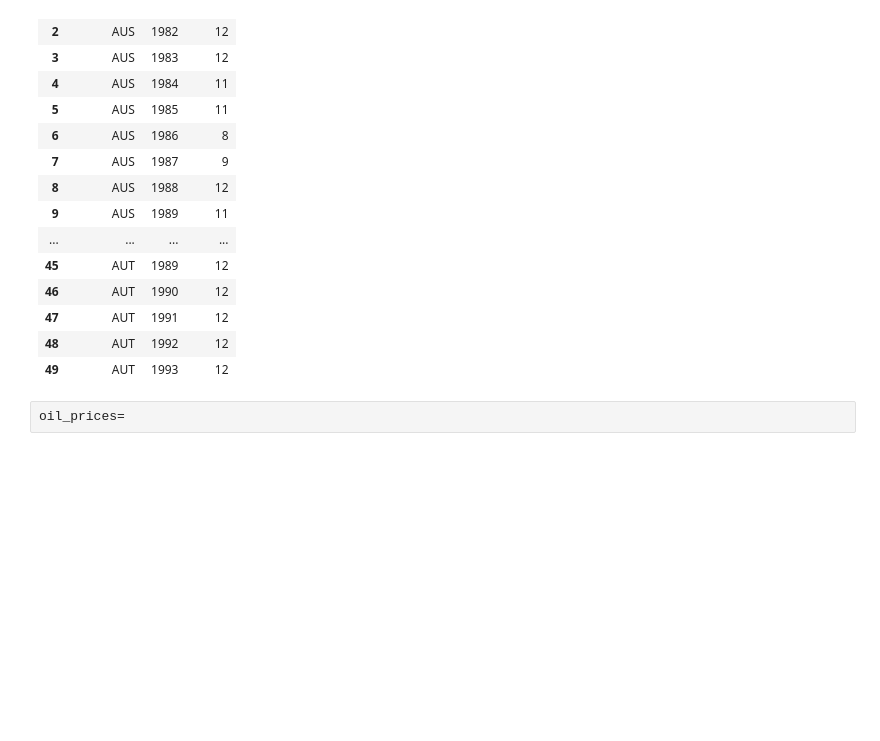
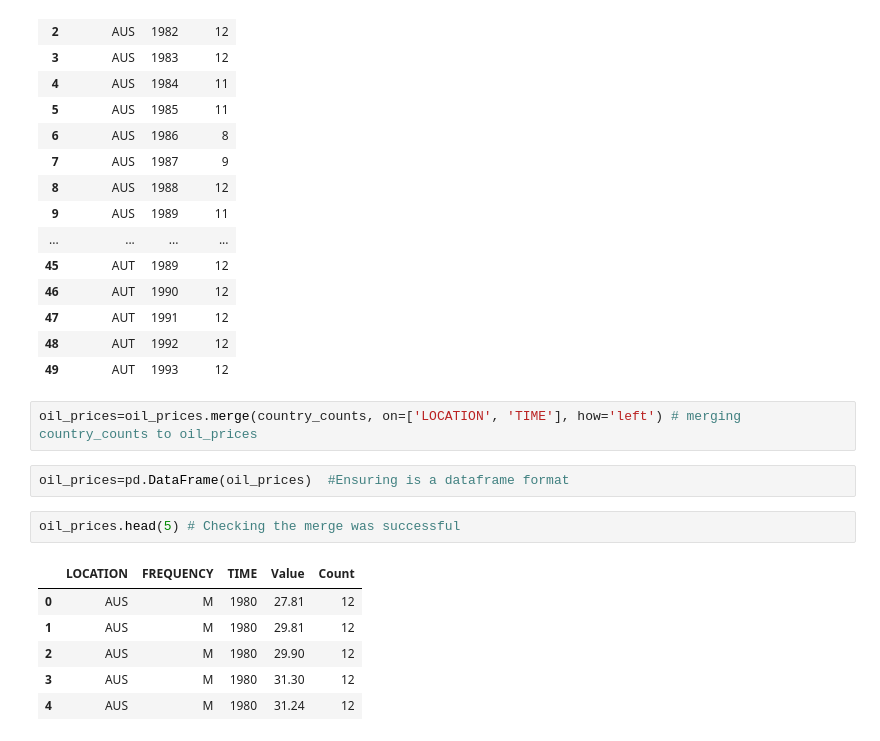
Before and after one commit to sbs23060/Sem2_CA1, a Jupyter notebook: Sem_2_CA_1.ipynb, the cells around one changed output. Cells and saved outputs as stored; diff of their text form; blank space fills up the shorter version.

```diff
--- a/Sem_2_CA_1.ipynb
+++ b/Sem_2_CA_1.ipynb
@@ -258,5 +258,16 @@ country_counts.head(50)  # counting how many months are recorded per country in
 | 47 | AUT | 1991 | 12 |
 | 48 | AUT | 1992 | 12 |
 | 49 | AUT | 1993 | 12 |
-# %%
-oil_prices=
+# %%
+oil_prices=oil_prices.merge(country_counts, on=['LOCATION', 'TIME'], how='left') # merging country_counts to oil_prices
+# %%
+oil_prices=pd.DataFrame(oil_prices)  #Ensuring is a dataframe format
+# %%
+oil_prices.head(5) # Checking the merge was successful
+# %% [output]
+|  | LOCATION | FREQUENCY | TIME | Value | Count |
+| 0 | AUS | M | 1980 | 27.81 | 12 |
+| 1 | AUS | M | 1980 | 29.81 | 12 |
+| 2 | AUS | M | 1980 | 29.90 | 12 |
+| 3 | AUS | M | 1980 | 31.30 | 12 |
+| 4 | AUS | M | 1980 | 31.24 | 12 |
```
